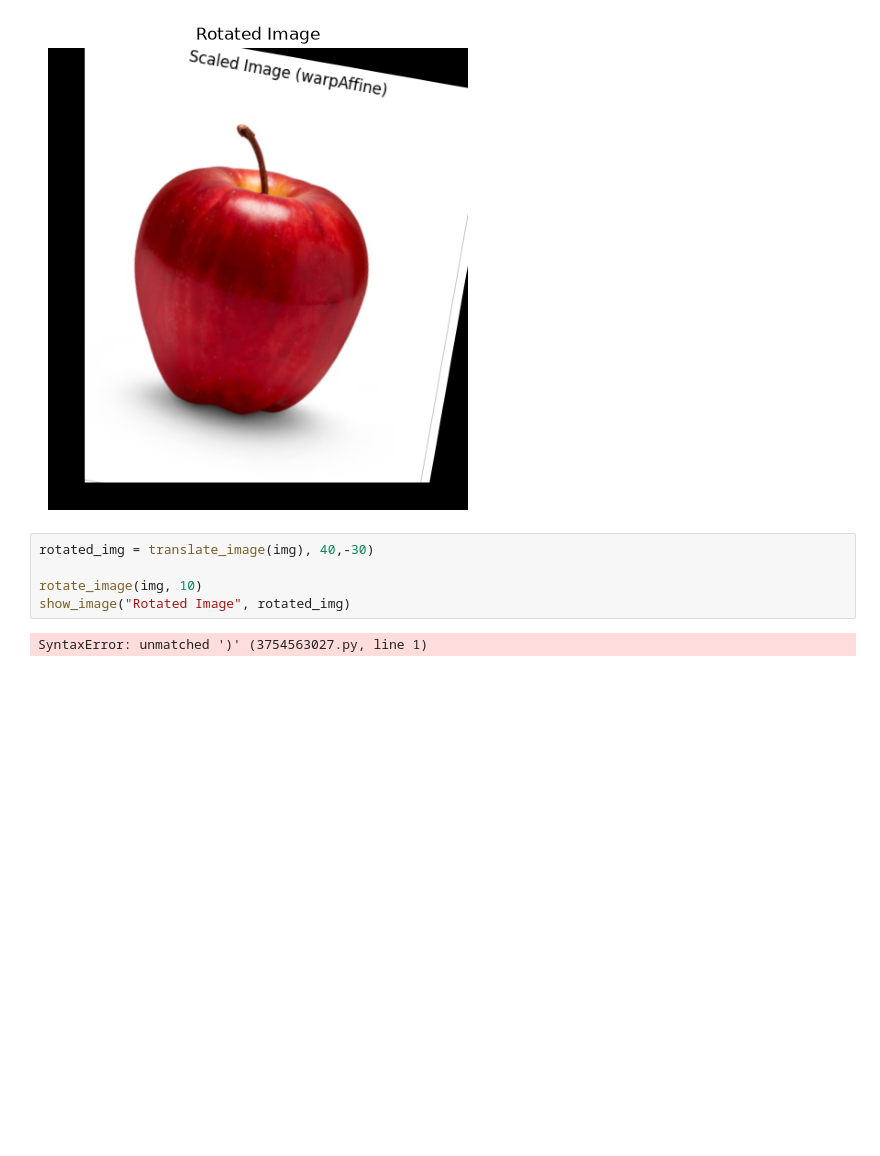
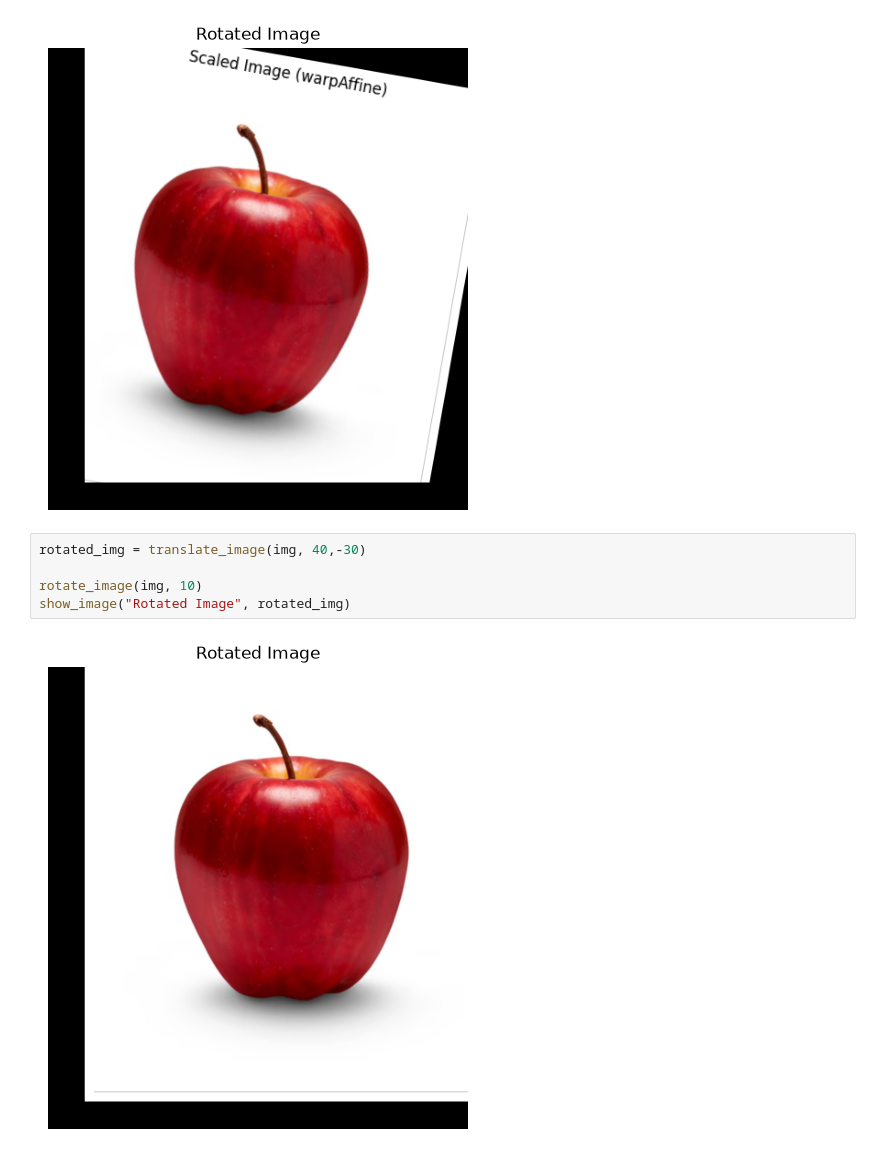
Before and after one commit to simo-hue/ELTE-3D-Computer-Vision, a Jupyter notebook: LAB/6/3D_CV_Lab2.ipynb, the cells around one changed output. Drawn from its saved outputs; the diff is of its cells as text; blank space fills up the shorter version.

```diff
--- a/LAB/6/3D_CV_Lab2.ipynb
+++ b/LAB/6/3D_CV_Lab2.ipynb
@@ -276,12 +276,12 @@ show_image("Rotated Image", rotated_img)
 # %% [output]
 [figure]
 # %%
-rotated_img = translate_image(img), 40,-30)
+rotated_img = translate_image(img, 40,-30)
 
 rotate_image(img, 10)
 show_image("Rotated Image", rotated_img)
 # %% [output]
-SyntaxError: unmatched ')' (3754563027.py, line 1)
+[figure, added]
 # %%
 import cv2
 import numpy as np
```
Also changed, not shown: parts of 1 cell of this notebook, 18 other files.
